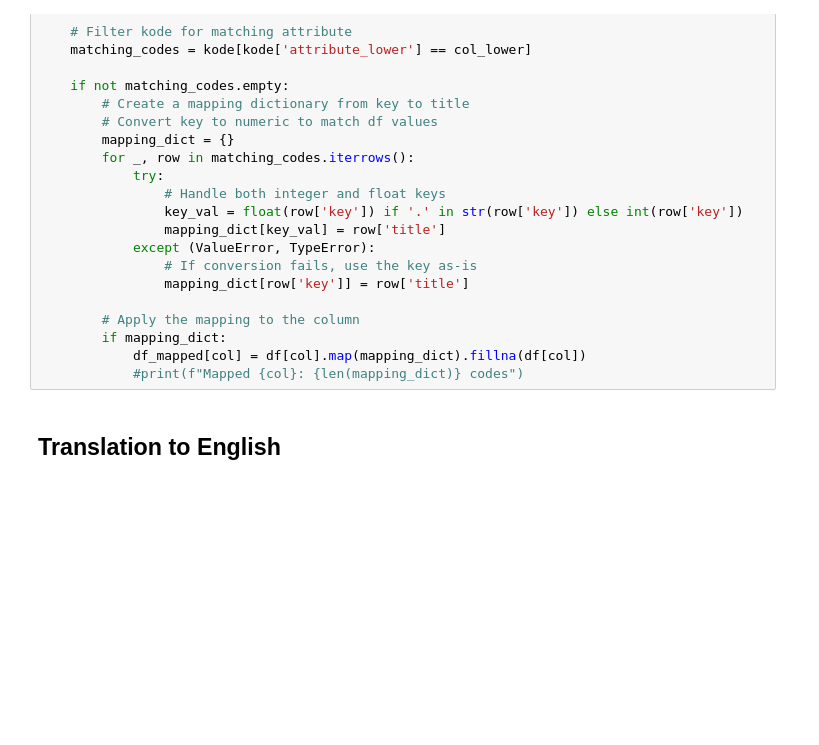
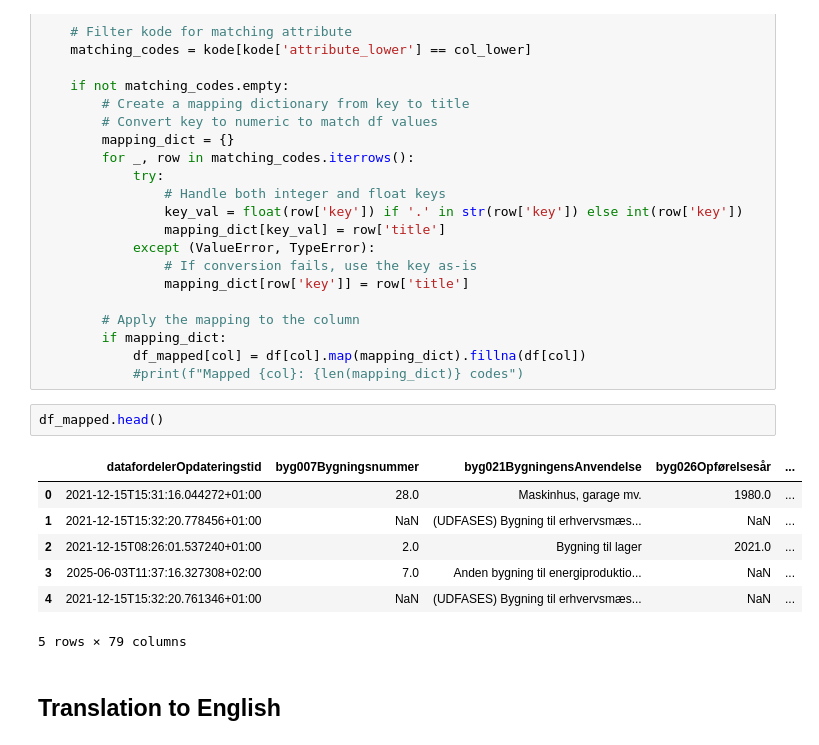
Before and after one commit to walako/BBR-demolished-buildings, a Jupyter notebook: bbr-nedrivning-analysis.ipynb, the cells around one changed output. Saved outputs shown, nothing was run; the diff lists cells and outputs as text; blank space fills up the shorter version.

```diff
--- a/bbr-nedrivning-analysis.ipynb
+++ b/bbr-nedrivning-analysis.ipynb
@@ -144,6 +176,16 @@ for col in df.columns:
         if mapping_dict:
             df_mapped[col] = df[col].map(mapping_dict).fillna(df[col])
             #print(f"Mapped {col}: {len(mapping_dict)} codes")
+# %%
+df_mapped.head()
+# %% [output]
+|  | datafordelerOpdateringstid | byg007Bygningsnummer | byg021BygningensAnvendelse | byg026Opførelsesår | ... |
+| 0 | 2021-12-15T15:31:16.044272+01:00 | 28.0 | Maskinhus, garage mv. | 1980.0 | ... |
+| 1 | 2021-12-15T15:32:20.778456+01:00 | NaN | (UDFASES) Bygning til erhvervsmæs... | NaN | ... |
+| 2 | 2021-12-15T08:26:01.537240+01:00 | 2.0 | Bygning til lager | 2021.0 | ... |
+| 3 | 2025-06-03T11:37:16.327308+02:00 | 7.0 | Anden bygning til energiproduktio... | NaN | ... |
+| 4 | 2021-12-15T15:32:20.761346+01:00 | NaN | (UDFASES) Bygning til erhvervsmæs... | NaN | ... |
+5 rows × 79 columns
 # %% [markdown]
 ## Translation to English
 # %% [markdown]
```
Also changed, not shown: parts of 16 cells of this notebook, 4 other files.
